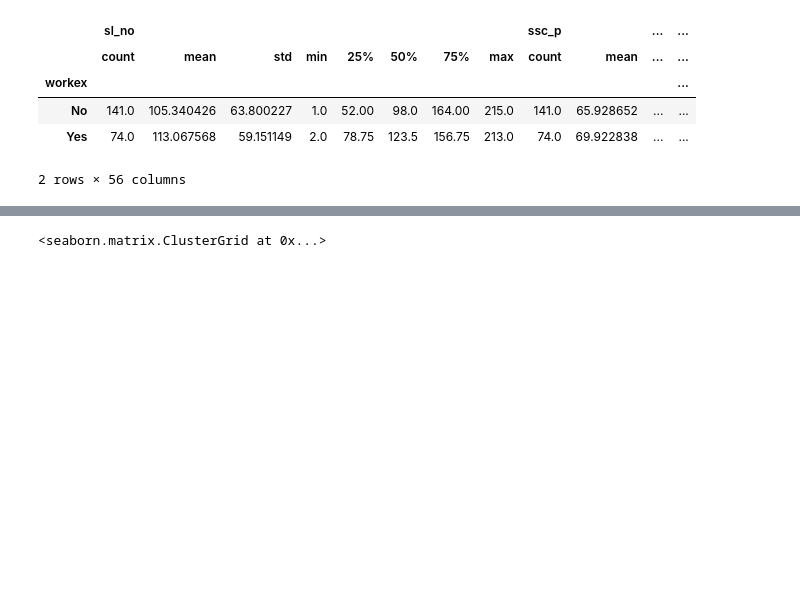
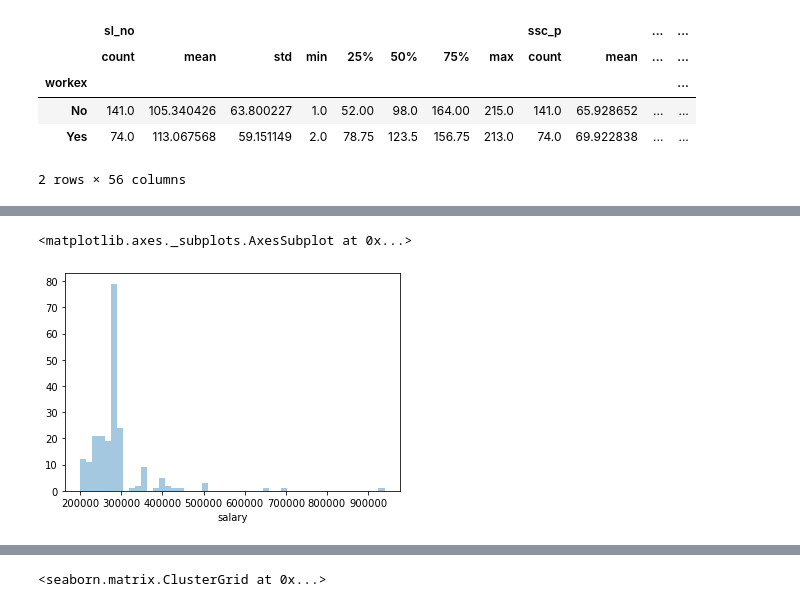
Before and after one commit to olaemy/irstile, a Jupyter notebook: Data cleaning.ipynb, the cells around one changed output, grey strips where cells are left out. Cells and saved outputs as stored; diff of their text form; code cells hidden in the pictures; blank space fills up the shorter version.

```diff
--- a/Data cleaning.ipynb
+++ b/Data cleaning.ipynb
@@ -59,3 +71,8 @@ len(stud.isnull())
+# %%
+sns.distplot(stud['salary'],kde=False)
+# %% [output]
+<matplotlib.axes._subplots.AxesSubplot at 0x...>
+[figure, added]
 # %%
 sns.heatmap(stud.corr(),annot=True,cmap='coolwarm')
 # %% [output]
```
Also changed, not shown: parts of 6 cells of this notebook.
